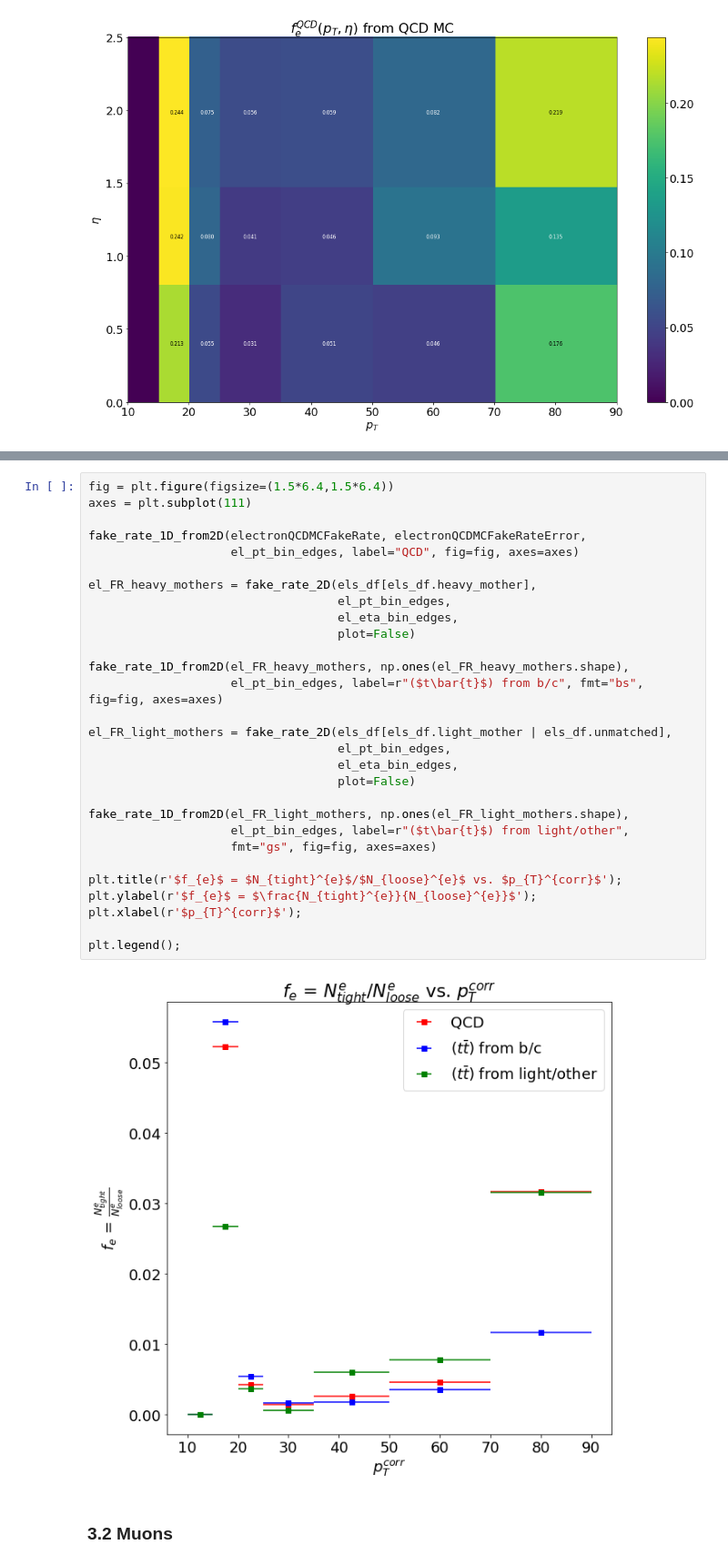
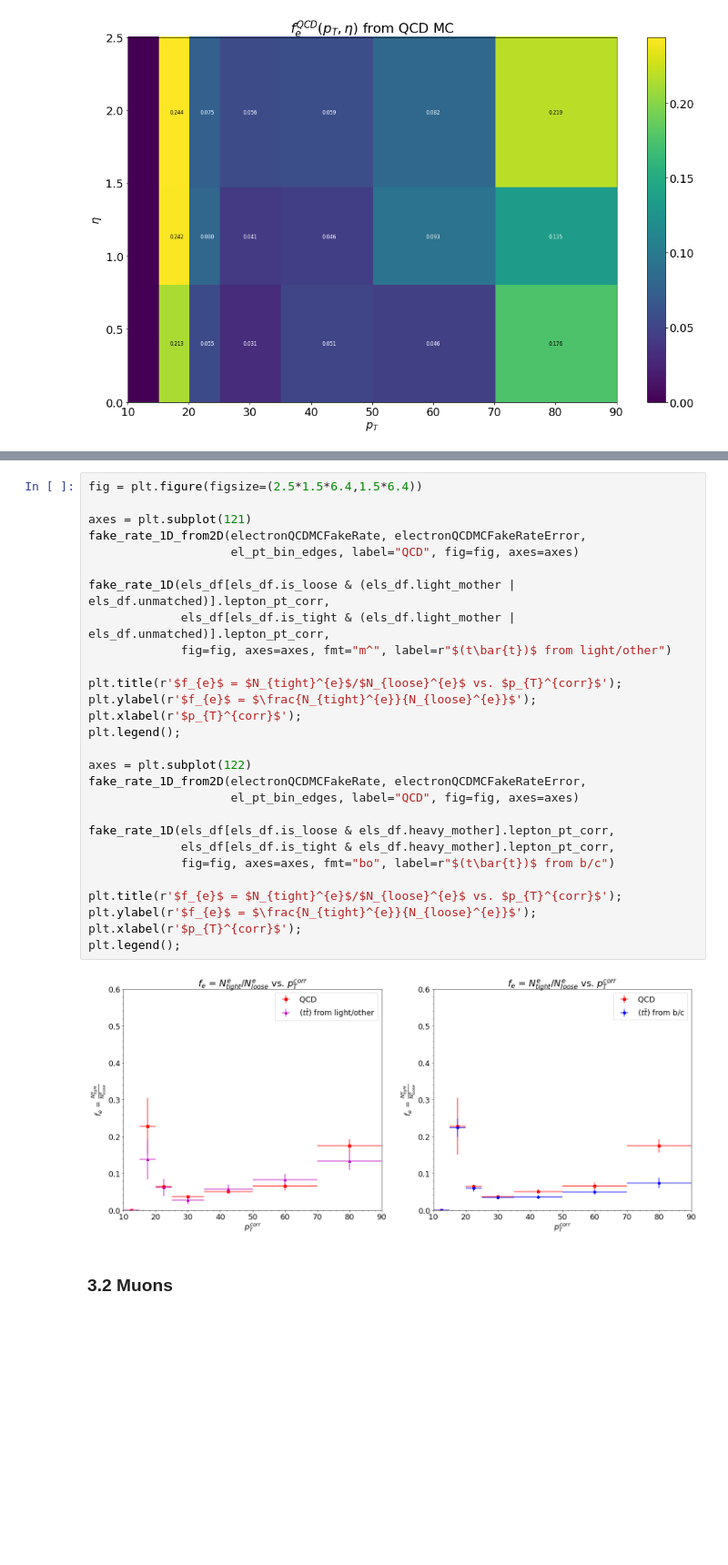
Before and after one commit to jkguiang/NanoTools, a Jupyter notebook: studies/fakes/fakes.ipynb, the cells around one changed output, grey strips where cells are left out. Shown at 91% size. Saved outputs shown, nothing was run; the diff lists cells and outputs as text; blank space fills up the shorter version.

Commit message:
added some more plots

```diff
--- a/studies/fakes/fakes.ipynb
+++ b/studies/fakes/fakes.ipynb
@@ -402,34 +511,33 @@ plt.ylabel(r'$\eta$');
 # %%
-fig = plt.figure(figsize=(1.5*6.4,1.5*6.4))
-axes = plt.subplot(111)
+fig = plt.figure(figsize=(2.5*1.5*6.4,1.5*6.4))
 
+axes = plt.subplot(121)
 fake_rate_1D_from2D(electronQCDMCFakeRate, electronQCDMCFakeRateError,
                     el_pt_bin_edges, label="QCD", fig=fig, axes=axes)
 
-el_FR_heavy_mothers = fake_rate_2D(els_df[els_df.heavy_mother],
-                                   el_pt_bin_edges,
-                                   el_eta_bin_edges,
-                                   plot=False)
-
-fake_rate_1D_from2D(el_FR_heavy_mothers, np.ones(el_FR_heavy_mothers.shape),
-                    el_pt_bin_edges, label=r"($t\bar{t}$) from b/c", fmt="bs", fig=fig, axes=axes)
-
-el_FR_light_mothers = fake_rate_2D(els_df[els_df.light_mother | els_df.unmatched],
-                                   el_pt_bin_edges,
-                                   el_eta_bin_edges,
-                                   plot=False)
-
-fake_rate_1D_from2D(el_FR_light_mothers, np.ones(el_FR_light_mothers.shape),
-                    el_pt_bin_edges, label=r"($t\bar{t}$) from light/other",
-                    fmt="gs", fig=fig, axes=axes)
+fake_rate_1D(els_df[els_df.is_loose & (els_df.light_mother | els_df.unmatched)].lepton_pt_corr,
+             els_df[els_df.is_tight & (els_df.light_mother | els_df.unmatched)].lepton_pt_corr,
+             fig=fig, axes=axes, fmt="m^", label=r"$(t\bar{t})$ from light/other")
 
 plt.title(r'$f_{e}$ = $N_{tight}^{e}$/$N_{loose}^{e}$ vs. $p_{T}^{corr}$');
 plt.ylabel(r'$f_{e}$ = $\frac{N_{tight}^{e}}{N_{loose}^{e}}$');
 plt.xlabel(r'$p_{T}^{corr}$');
+plt.legend();
 
+axes = plt.subplot(122)
+fake_rate_1D_from2D(electronQCDMCFakeRate, electronQCDMCFakeRateError,
+                    el_pt_bin_edges, label="QCD", fig=fig, axes=axes)
+
+fake_rate_1D(els_df[els_df.is_loose & els_df.heavy_mother].lepton_pt_corr,
+             els_df[els_df.is_tight & els_df.heavy_mother].lepton_pt_corr,
+             fig=fig, axes=axes, fmt="bo", label=r"$(t\bar{t})$ from b/c")
+
+plt.title(r'$f_{e}$ = $N_{tight}^{e}$/$N_{loose}^{e}$ vs. $p_{T}^{corr}$');
+plt.ylabel(r'$f_{e}$ = $\frac{N_{tight}^{e}}{N_{loose}^{e}}$');
+plt.xlabel(r'$p_{T}^{corr}$');
 plt.legend();
 # %% [output]
-[figure, old version]
+[figure, new version]
 # %% [markdown]
 ### 3.2 Muons
 # %% [markdown]
```
Also changed, not shown: parts of 15 cells of this notebook.
